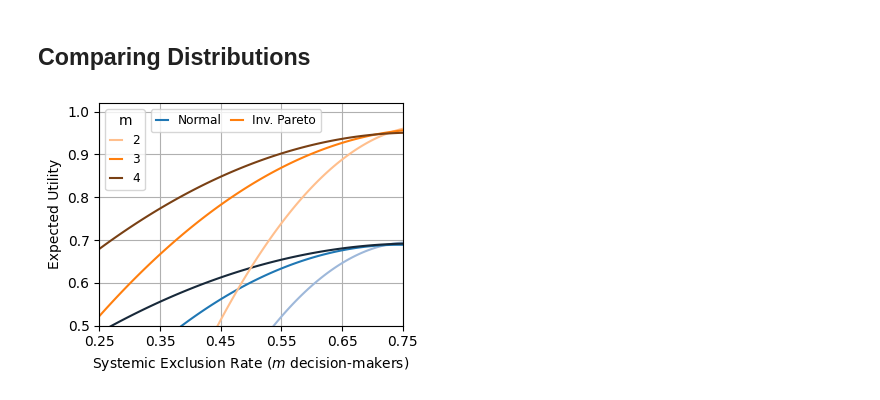
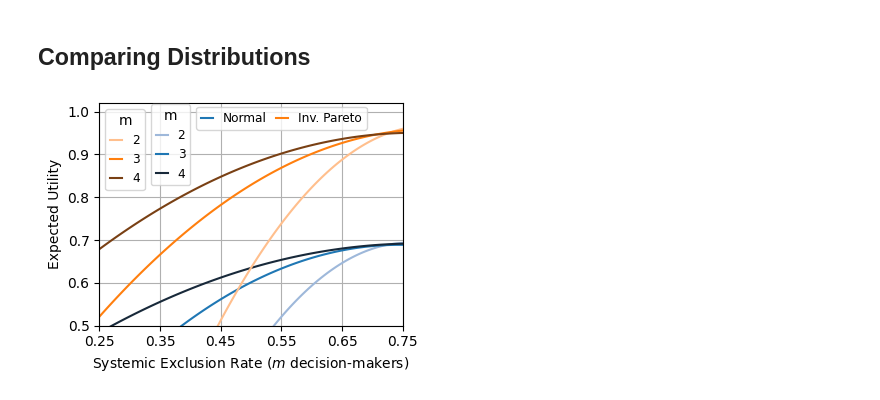
Before and after one commit to shomikj/randomization_for_fairness, a Jupyter notebook: claims_known/randomization_rate.ipynb, the cells around one changed output. Saved outputs shown, nothing was run; the diff lists cells and outputs as text; code cells hidden in the pictures.

```diff
--- a/claims_known/randomization_rate.ipynb
+++ b/claims_known/randomization_rate.ipynb
@@ -8,10 +9,10 @@ from scipy.optimize import curve_fit
 # %% [markdown]
 ### Partial BF Lottery: Expected Utility vs Randomization Rate
 # %%
-dist = "normal"
-selection_rate = 0.1
+dist = "inv_normal"
+selection_rate = 0.50
 
-e = experiment("normal", 0.5, 0.15)
+e = experiment(dist, 0.5, 0.15)
 res = e.partial_bf_randomization_rate(selection_rate)
 
 res = res[["perc_random_k", "perc_random_n", "random_util"]]
@@ -19,6 +20,13 @@ util_diff = []
 for perc_random_n in [0, 0.1, 0.2, 0.3, 0.4, 0.5, 0.6, 0.7, 0.8, 0.9, 1.0]:
     inner = []
     for perc_random_k in [0, 0.1, 0.2, 0.3, 0.4, 0.5, 0.6, 0.7, 0.8, 0.9, 1.0]:
+        if (perc_random_k == 0) and (perc_random_n != 0):
+            inner.append(np.nan)
+            continue
+        elif (perc_random_k == 1) and (perc_random_n != 1):
+            inner.append(np.nan)
+            continue
+
         val = res.loc[(res["perc_random_k"]==perc_random_k)&(res["perc_random_n"]==perc_random_n), "random_util"].to_numpy()
         if len(val)>0:
             inner.append(np.abs(val[0]))
@@ -33,20 +41,13 @@ plt.imshow(util_diff, cmap='Greens', vmin=0.5, vmax=1.0, interpolation='nearest'
 
 ax.set_xticks([0, 1, 2, 3, 4, 5, 6, 7, 8, 9, 10], labels=[0, 0.1, 0.2, 0.3, 0.4, 0.5, 0.6, 0.7, 0.8, 0.9, 1.0])
 ax.set_yticks([0, 1, 2, 3, 4, 5, 6, 7, 8, 9, 10], labels=[0, 0.1, 0.2, 0.3, 0.4, 0.5, 0.6, 0.7, 0.8, 0.9, 1.0])
-ax.set_xlabel('Randomization Rate: % of k')
-ax.set_ylabel('Randomization Rate: % of n')
+ax.set_xlabel('Randomization Rate: $k\'\\,$/$\\;k$')
+ax.set_ylabel('Randomization Rate: $n\'\\,$/$\\;n$')
 
 for (j,i),label in np.ndenumerate(util_diff):
     if pd.notna(label):
         ax.text(i,j,"{:.2f}".format(label)[1:],ha='center',va='center')
 
-if selection_rate == 0.1:
-    ax.text(0.78, 0.9725, "k/n = 0.1", transform=ax.transAxes, verticalalignment='top', bbox=dict(boxstyle='round', facecolor="white", edgecolor="0.8"))
-elif selection_rate == 0.25:
-    ax.text(0.755, 0.9725, "k/n = 0.25", transform=ax.transAxes, verticalalignment='top', bbox=dict(boxstyle='round', facecolor="white", edgecolor="0.8"))
-elif selection_rate == 0.5:
-    ax.text(0.78, 0.9725, "k/n = 0.5", transform=ax.transAxes, verticalalignment='top', bbox=dict(boxstyle='round', facecolor="white", edgecolor="0.8"))
-
 ax.set_facecolor('w')
 plt.tight_layout()
 plt.savefig(dist+'_partial_'+str(selection_rate).replace("0.", "")+'.jpg', format='jpg', dpi=500)
@@ -56,9 +57,9 @@ plt.show()
 # %% [markdown]
 ### Partial BF Lottery: Expected Utility vs SER
 # %%
-dist = "normal"
+dist = "uniform"
 sr = 0.10
-e = experiment(dist, 0.5, 0.15)
+e = experiment(dist, 2,1)
 
 res_utility = e.partial_bf_randomization_rate(sr)
 res_ser_noise0 = e.systemic_exclusion_randomization_rate(selection_rate=sr, noise_std=0, num_decision_makers=4, iterations=1000)
@@ -192,34 +191,41 @@ x,y = fit_curve(gaussian_ser.loc[gaussian_ser["m"]==4, "random_ser"], gaussian_s
 plt.plot(x,y, color="#18293a")
 
 x,y = fit_curve(inv_pareto_ser.loc[inv_pareto_ser["m"]==2, "random_ser"], inv_pareto_ser.loc[inv_pareto_ser["m"]==2, "random_util"])
 plt.plot(x,y, color="#ffbf8d", label="2")
 
 x,y = fit_curve(inv_pareto_ser.loc[inv_pareto_ser["m"]==3, "random_ser"], inv_pareto_ser.loc[inv_pareto_ser["m"]==3, "random_util"])
 plt.plot(x,y, color="#ff7f0e", label="3")
 
 x,y = fit_curve(inv_pareto_ser.loc[inv_pareto_ser["m"]==4, "random_ser"], inv_pareto_ser.loc[inv_pareto_ser["m"]==4, "random_util"])
 plt.plot(x,y, color="#794014", label="4")
 
 #ax.text(0.215, 0.9475, "k/n = "+str(sr), transform=ax.transAxes, verticalalignment='top', bbox=dict(boxstyle='round', facecolor="white", edgecolor="0.8"))
 
 first_legend = plt.legend(loc="upper left", title="m", handlelength=1, fontsize=8.75)
 
-ax = plt.gca().add_artist(first_legend)
-
 blue_line = mlines.Line2D([], [], color='#1f77b4', label="Normal")
 blue_line2 = mlines.Line2D([], [], color='#ff7f0e', label="Inv. Pareto")
 
-plt.legend(handles=[blue_line, blue_line2], loc=(0.17, 0.87), ncol=2, handlelength=1, fontsize=8.75,columnspacing=0.75)
+second_legend = plt.legend(handles=[blue_line, blue_line2], loc=(0.32, 0.88), ncol=2, handlelength=1, fontsize=8.75,columnspacing=0.75)
+
+blue_line = mlines.Line2D([], [], color='#9eb8da', label="2")
+blue_line2 = mlines.Line2D([], [], color='#1f77b4', label="3")
+blue_line3 = mlines.Line2D([], [], color='#18293a', label="4")
+
+plt.legend(handles=[blue_line, blue_line2, blue_line3], loc=(0.17, 0.63), title="m", ncol=1, handlelength=1, fontsize=8.75,columnspacing=0.75)
+
+ax = plt.gca().add_artist(first_legend)
+ax = plt.gca().add_artist(second_legend)
 
 plt.xticks([0.25, 0.35, 0.45, 0.55, 0.65, 0.75])
 plt.xlim([0.25, 0.75])
 plt.ylim([0.5,1.02])
 plt.xlabel("Systemic Exclusion Rate ($m$ decision-makers)")
 plt.ylabel("Expected Utility")
 
 plt.grid()
 plt.tight_layout()
 plt.savefig('1_claims_utility_ser.jpg', format='jpg', dpi=500)
 plt.show()
 # %% [output]
-[figure, old version]
+[figure, new version]
```
Also changed, not shown: parts of 3 cells of this notebook, 50 other files.
